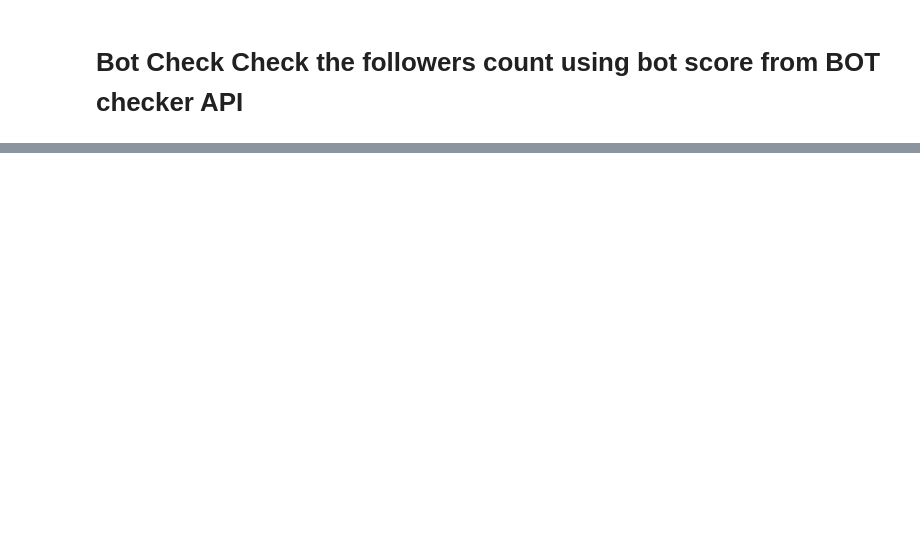
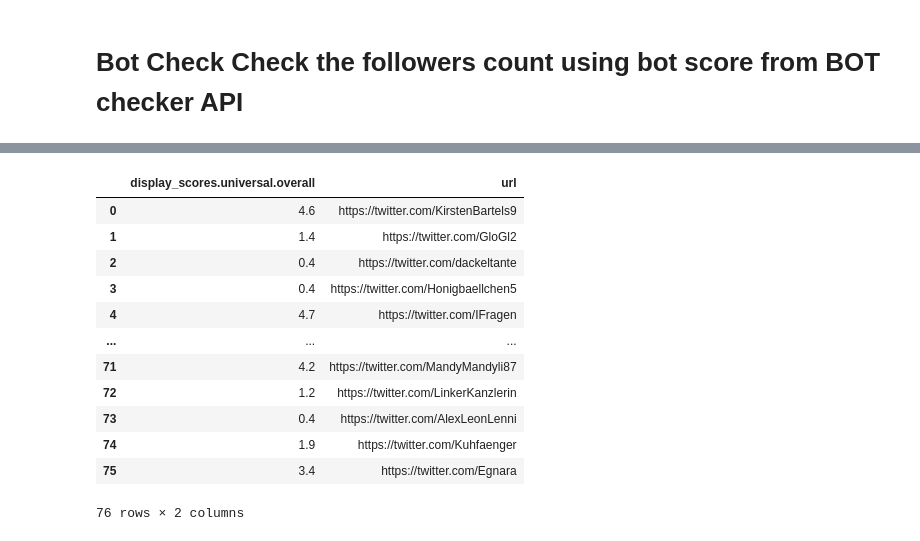
Before and after one commit to realdarthdiego/astroturfing, a Jupyter notebook: BotScoresDoc.ipynb, the cells around one changed output, grey strips where cells are left out. Cells and saved outputs as stored; diff of their text form; code cells hidden in the pictures; blank space fills up the shorter version.

```diff
--- a/BotScoresDoc.ipynb
+++ b/BotScoresDoc.ipynb
@@ -54,0 +170,16 @@ f.close()
+# %%
+data[["display_scores.universal.overall", "url"]]
+# %% [output]
+|  | display_scores.universal.overall | url |
+| 0 | 4.6 | https://twitter.com/KirstenBartels9 |
+| 1 | 1.4 | https://twitter.com/GloGl2 |
+| 2 | 0.4 | https://twitter.com/dackeltante |
+| 3 | 0.4 | https://twitter.com/Honigbaellchen5 |
+| 4 | 4.7 | https://twitter.com/IFragen |
+| ... | ... | ... |
+| 71 | 4.2 | https://twitter.com/MandyMandyli87 |
+| 72 | 1.2 | https://twitter.com/LinkerKanzlerin |
+| 73 | 0.4 | https://twitter.com/AlexLeonLenni |
+| 74 | 1.9 | https://twitter.com/Kuhfaenger |
+| 75 | 3.4 | https://twitter.com/Egnara |
+76 rows × 2 columns
```
Also changed, not shown: parts of 12 cells of this notebook, 2 other files.
